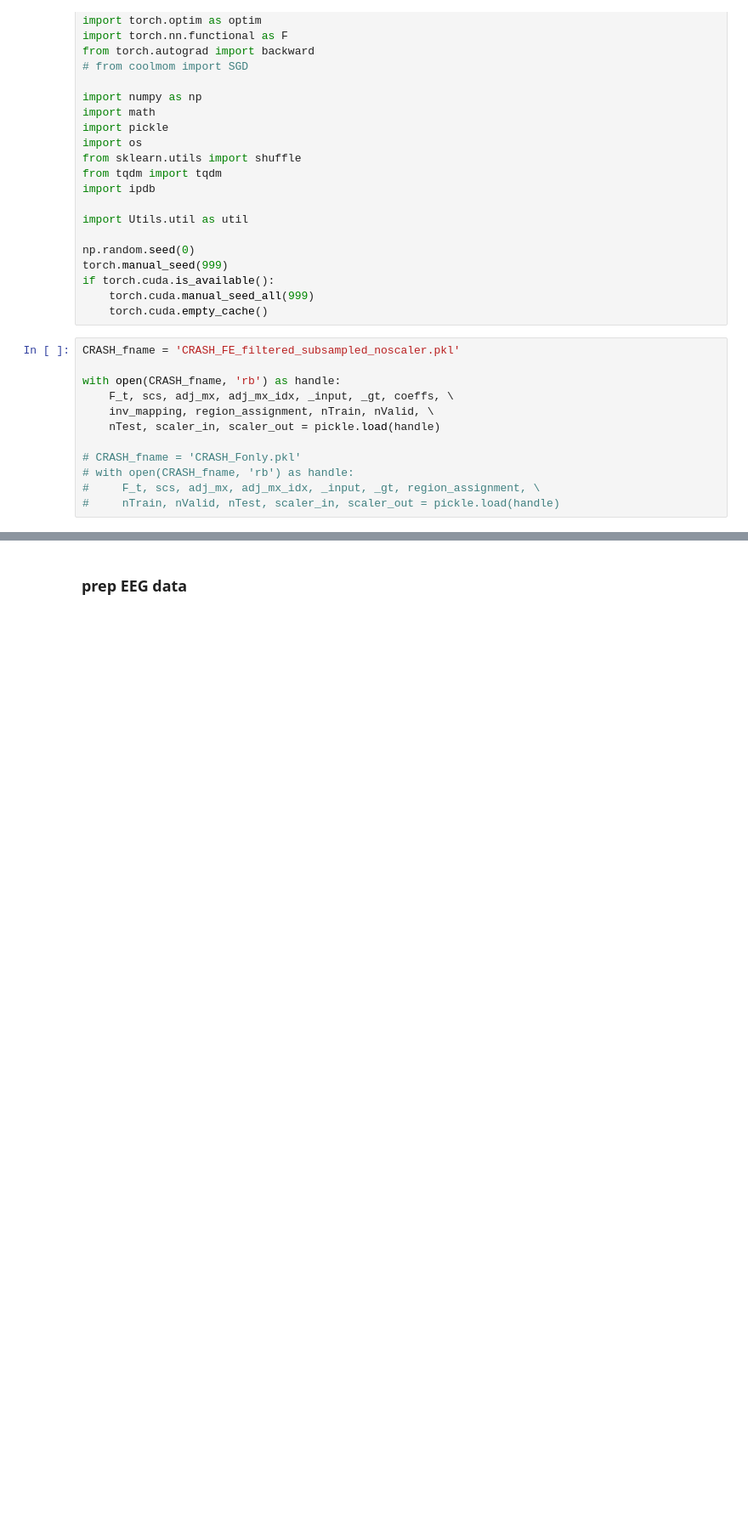
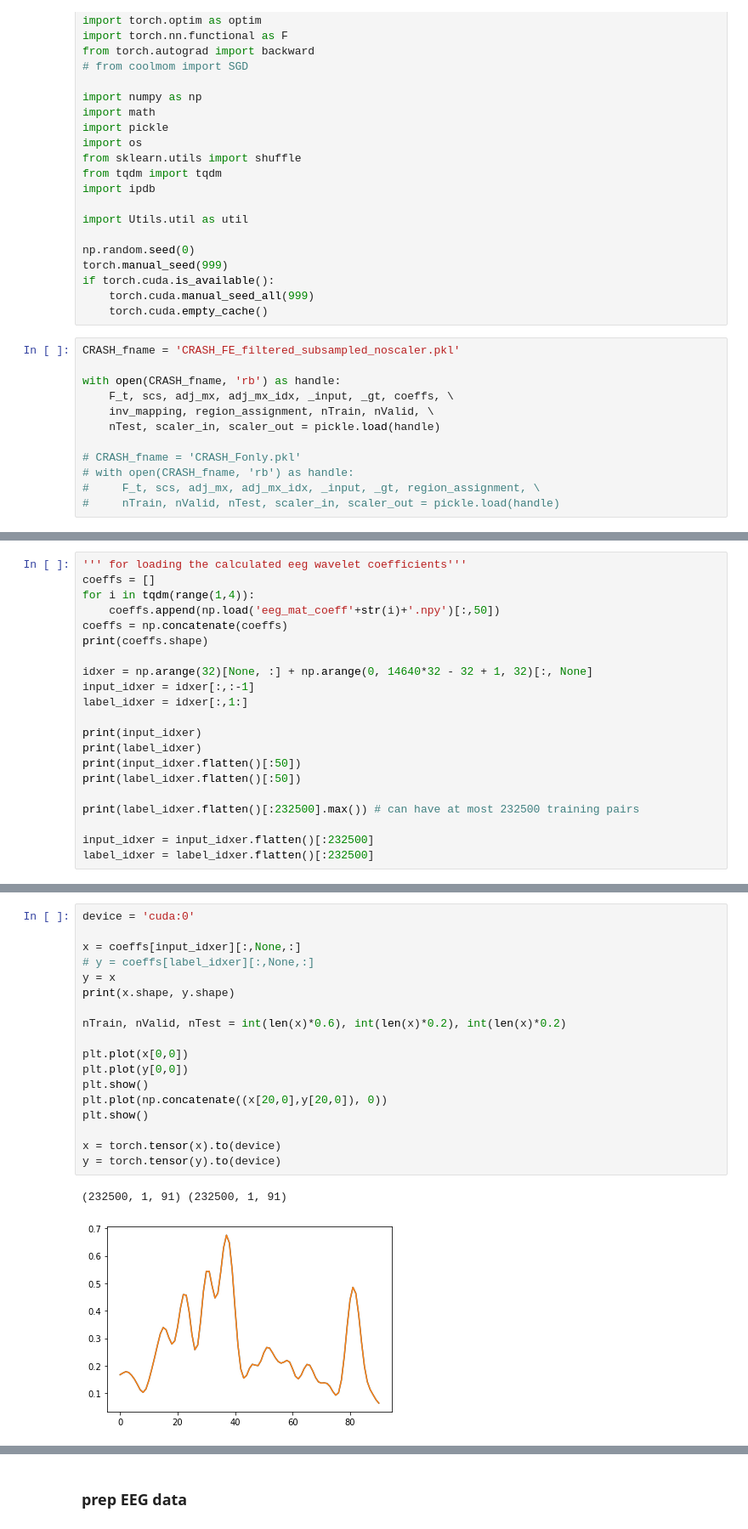
Before and after one commit to sklin93/Graph-WaveNet, a Jupyter notebook: simple_t_deconv.ipynb, the cells around one changed output, grey strips where cells are left out. Shown: that part at 85% size. Saved outputs shown, nothing was run; the diff lists cells and outputs as text; blank space fills up the shorter version.

```diff
--- a/simple_t_deconv.ipynb
+++ b/simple_t_deconv.ipynb
@@ -37,0 +40,21 @@ with open(CRASH_fname, 'rb') as handle:
+# %%
+''' for loading the calculated eeg wavelet coefficients'''
+coeffs = []
+for i in tqdm(range(1,4)):
+    coeffs.append(np.load('eeg_mat_coeff'+str(i)+'.npy')[:,50])
+coeffs = np.concatenate(coeffs)
+print(coeffs.shape)
+
+idxer = np.arange(32)[None, :] + np.arange(0, 14640*32 - 32 + 1, 32)[:, None]
+input_idxer = idxer[:,:-1]
+label_idxer = idxer[:,1:]
+
+print(input_idxer)
+print(label_idxer)
+print(input_idxer.flatten()[:50])
+print(label_idxer.flatten()[:50])
+
+print(label_idxer.flatten()[:232500].max()) # can have at most 232500 training pairs
+
+input_idxer = input_idxer.flatten()[:232500]
+label_idxer = label_idxer.flatten()[:232500]
@@ -37,0 +79,21 @@ with open(CRASH_fname, 'rb') as handle:
+# %%
+device = 'cuda:0'
+
+x = coeffs[input_idxer][:,None,:]
+# y = coeffs[label_idxer][:,None,:]
+y = x
+print(x.shape, y.shape)
+
+nTrain, nValid, nTest = int(len(x)*0.6), int(len(x)*0.2), int(len(x)*0.2)
+
+plt.plot(x[0,0])
+plt.plot(y[0,0])
+plt.show()
+plt.plot(np.concatenate((x[20,0],y[20,0]), 0))
+plt.show()
+
+x = torch.tensor(x).to(device)
+y = torch.tensor(y).to(device)
+# %% [output]
+(232500, 1, 91) (232500, 1, 91)
+[figure, added]
```
Also changed, not shown: parts of 7 cells of this notebook, 4 other files.
